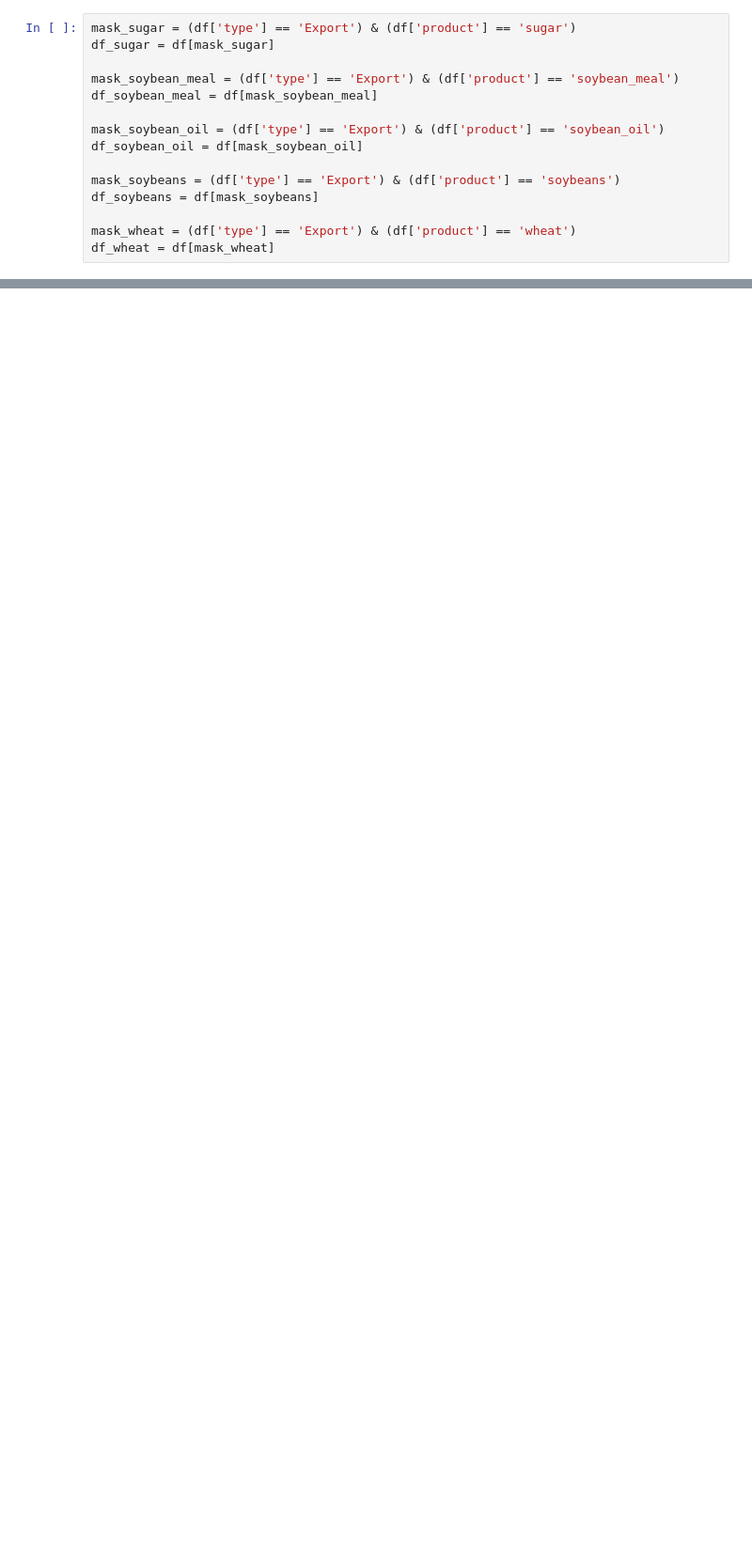
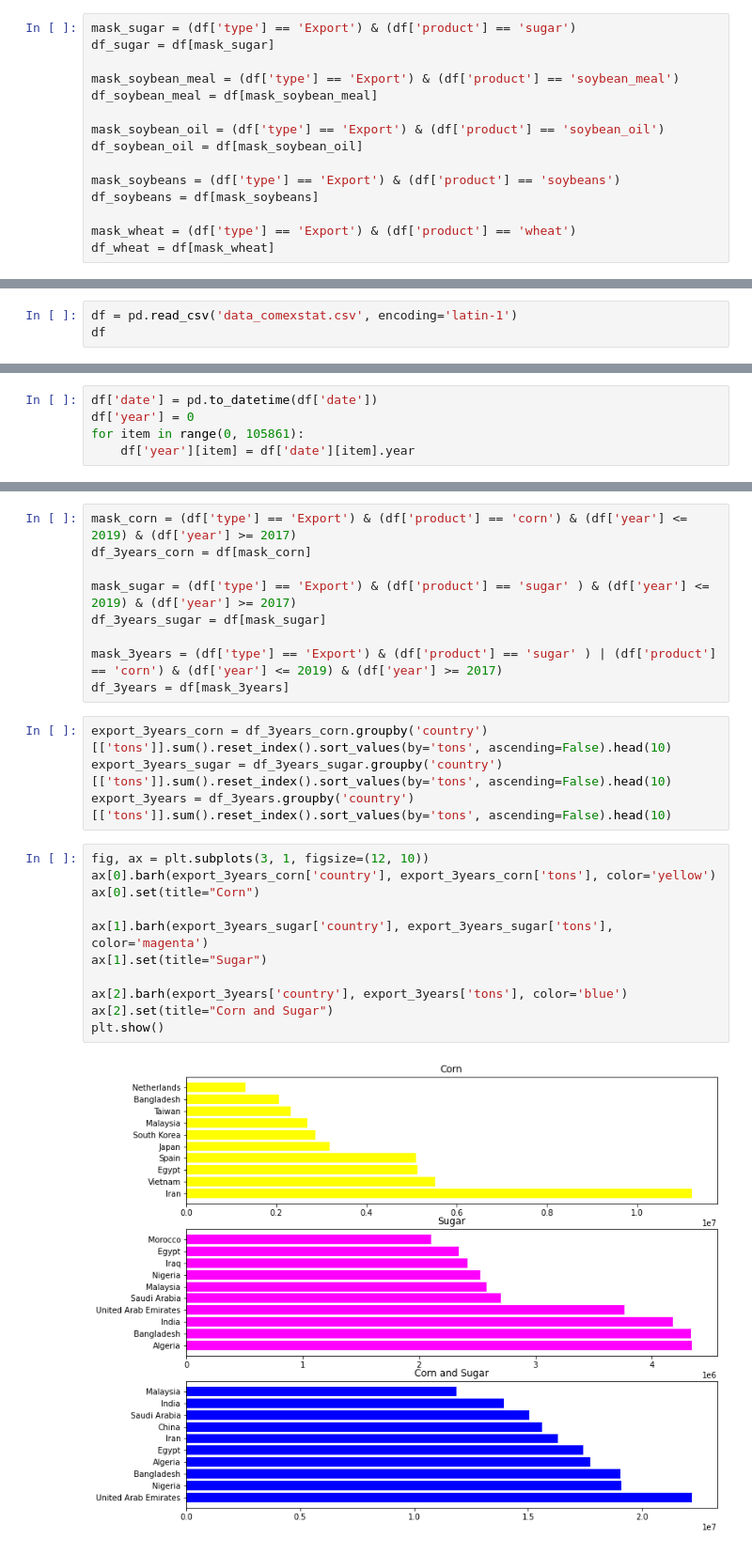
Before and after one commit to yguenka/4intelligence-Case, a Jupyter notebook: Data Analysis Skill Test.ipynb, the cells around one changed output, grey strips where cells are left out. Shown at 94% size. Saved outputs shown, nothing was run; the diff lists cells and outputs as text; blank space fills up the shorter version.

```diff
--- a/Data Analysis Skill Test.ipynb
+++ b/Data Analysis Skill Test.ipynb
@@ -568,0 +568,3 @@ plt.show()
+# %%
+df = pd.read_csv('data_comexstat.csv', encoding='latin-1')
+df
@@ -568,0 +585,5 @@ plt.show()
+# %%
+df['date'] = pd.to_datetime(df['date'])
+df['year'] = 0
+for item in range(0, 105861):
+    df['year'][item] = df['date'][item].year
@@ -568,0 +594,26 @@ plt.show()
+# %%
+mask_corn = (df['type'] == 'Export') & (df['product'] == 'corn') & (df['year'] <= 2019) & (df['year'] >= 2017)
+df_3years_corn = df[mask_corn]
+
+mask_sugar = (df['type'] == 'Export') & (df['product'] == 'sugar' ) & (df['year'] <= 2019) & (df['year'] >= 2017)
+df_3years_sugar = df[mask_sugar]
+
+mask_3years = (df['type'] == 'Export') & (df['product'] == 'sugar' ) | (df['product'] == 'corn') & (df['year'] <= 2019) & (df['year'] >= 2017)
+df_3years = df[mask_3years]
+# %%
+export_3years_corn = df_3years_corn.groupby('country')[['tons']].sum().reset_index().sort_values(by='tons', ascending=False).head(10)
+export_3years_sugar = df_3years_sugar.groupby('country')[['tons']].sum().reset_index().sort_values(by='tons', ascending=False).head(10)
+export_3years = df_3years.groupby('country')[['tons']].sum().reset_index().sort_values(by='tons', ascending=False).head(10)
+# %%
+fig, ax = plt.subplots(3, 1, figsize=(12, 10))
+ax[0].barh(export_3years_corn['country'], export_3years_corn['tons'], color='yellow')
+ax[0].set(title="Corn")
+
+ax[1].barh(export_3years_sugar['country'], export_3years_sugar['tons'], color='magenta')
+ax[1].set(title="Sugar")
+
+ax[2].barh(export_3years['country'], export_3years['tons'], color='blue')
+ax[2].set(title="Corn and Sugar")
+plt.show()
+# %% [output]
+[figure, added]
```
Also changed, not shown: parts of 6 cells of this notebook, 3 other files.
